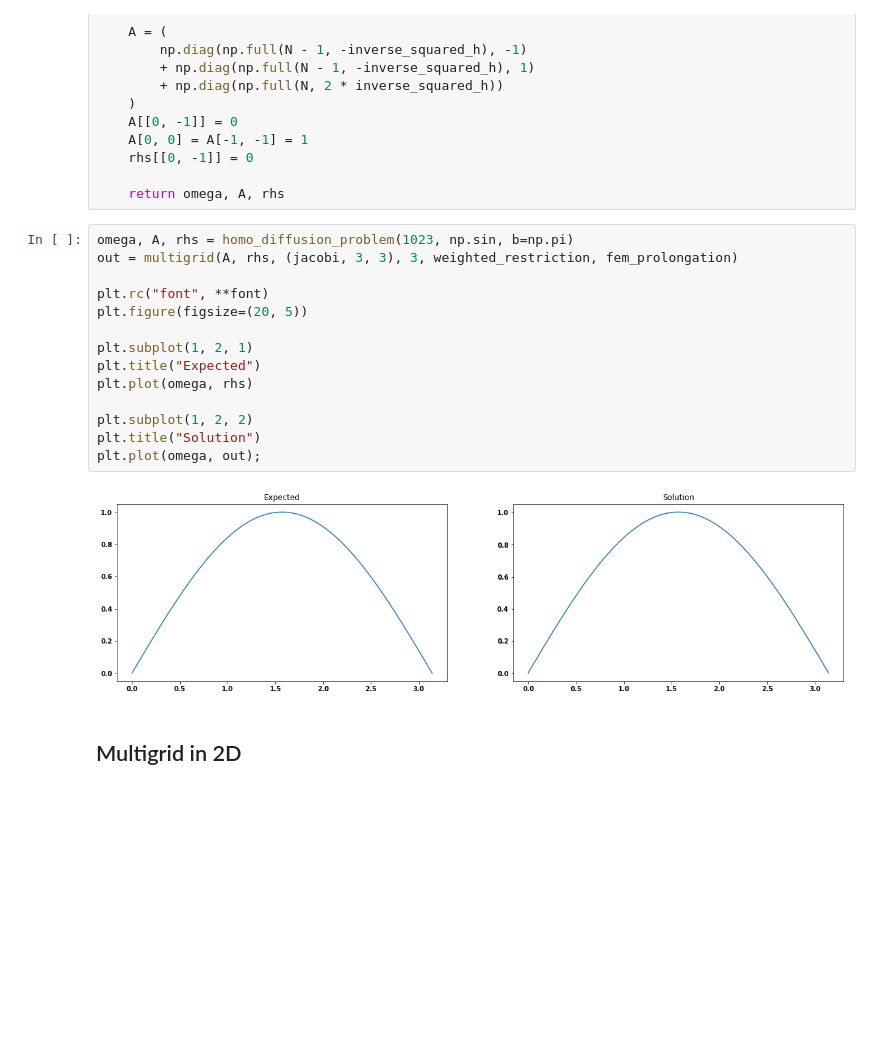
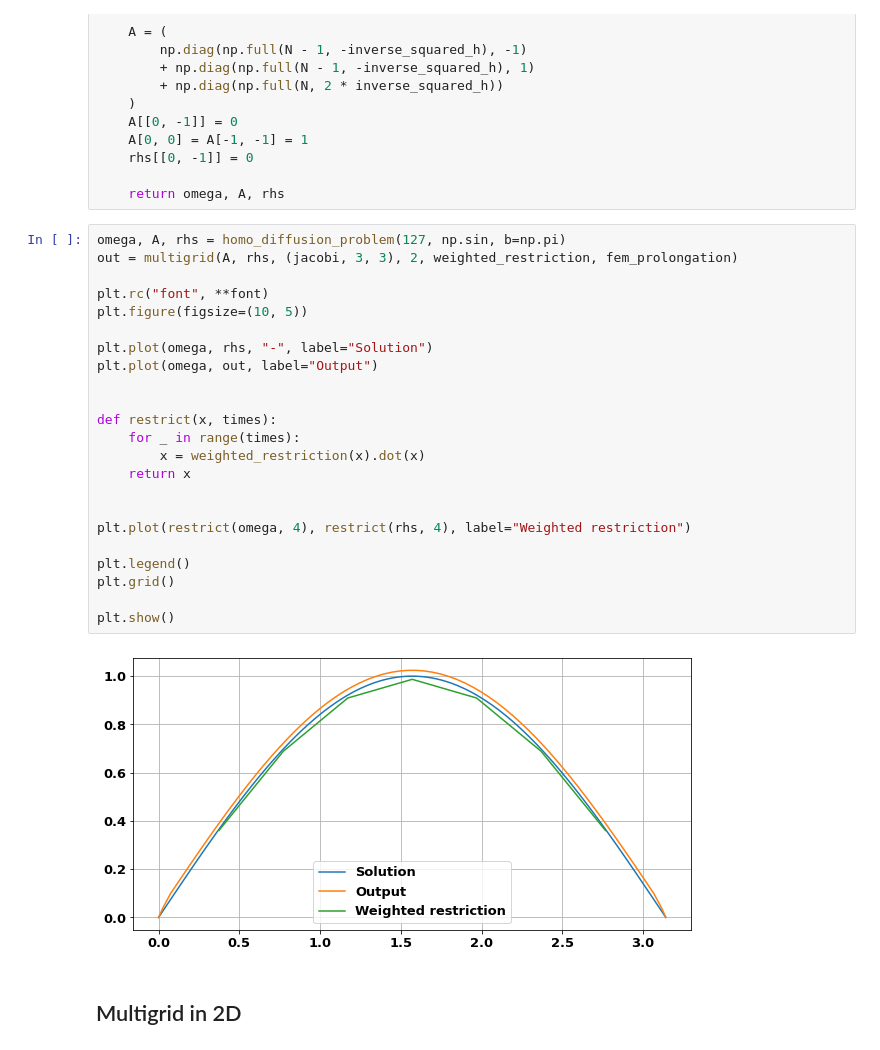
Before and after one commit to fandreuz/multigrid-pde, a Jupyter notebook: multigrid.ipynb, the cells around one changed output. Drawn from its saved outputs; the diff is of its cells as text; blank space fills up the shorter version.

Commit message:
show restriction. conditioning number for fem

```diff
--- a/multigrid.ipynb
+++ b/multigrid.ipynb
@@ -113,21 +114,30 @@ def homo_diffusion_problem(N, rhs_f, a=0, b=1):
 
     return omega, A, rhs
 # %%
-omega, A, rhs = homo_diffusion_problem(1023, np.sin, b=np.pi)
-out = multigrid(A, rhs, (jacobi, 3, 3), 3, weighted_restriction, fem_prolongation)
+omega, A, rhs = homo_diffusion_problem(127, np.sin, b=np.pi)
+out = multigrid(A, rhs, (jacobi, 3, 3), 2, weighted_restriction, fem_prolongation)
 
 plt.rc("font", **font)
-plt.figure(figsize=(20, 5))
+plt.figure(figsize=(10, 5))
 
-plt.subplot(1, 2, 1)
-plt.title("Expected")
-plt.plot(omega, rhs)
+plt.plot(omega, rhs, "-", label="Solution")
+plt.plot(omega, out, label="Output")
 
-plt.subplot(1, 2, 2)
-plt.title("Solution")
-plt.plot(omega, out);
+
+def restrict(x, times):
+    for _ in range(times):
+        x = weighted_restriction(x).dot(x)
+    return x
+
+
+plt.plot(restrict(omega, 4), restrict(rhs, 4), label="Weighted restriction")
+
+plt.legend()
+plt.grid()
+
+plt.show()
 # %% [output]
-[figure, old version]
+[figure, new version]
 # %% [markdown]
 ## Multigrid in 2D
 # %%
```
Also changed, not shown: parts of 5 cells of this notebook.
